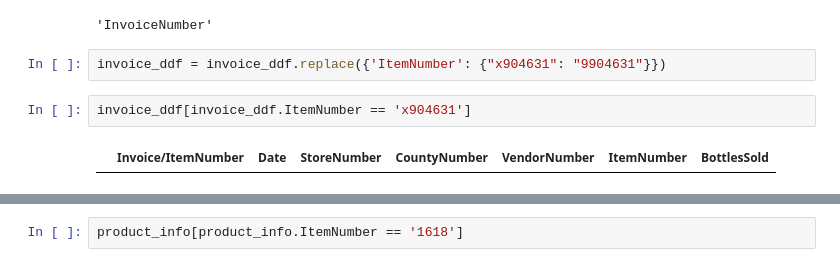
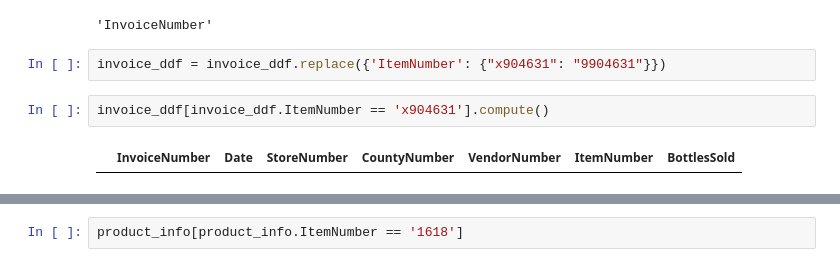
Before and after one commit to saudino480/liquor_capstone_ex, a Jupyter notebook: EDA_product.ipynb, the cells around one changed output, grey strips where cells are left out. Drawn from its saved outputs; the diff is of its cells as text.

```diff
--- a/EDA_product.ipynb
+++ b/EDA_product.ipynb
@@ -42,7 +214,7 @@ invoice_ddf.columns[0]
 # %%
 invoice_ddf = invoice_ddf.replace({'ItemNumber': {"x904631": "9904631"}})
 # %%
-invoice_ddf[invoice_ddf.ItemNumber == 'x904631']
+invoice_ddf[invoice_ddf.ItemNumber == 'x904631'].compute()
 # %% [output]
-|  | Invoice/ItemNumber | Date | StoreNumber | CountyNumber | VendorNumber | ItemNumber | BottlesSold |
+|  | InvoiceNumber | Date | StoreNumber | CountyNumber | VendorNumber | ItemNumber | BottlesSold |
 # %%
```
Also changed, not shown: parts of 50 cells of this notebook, 1 other file.
